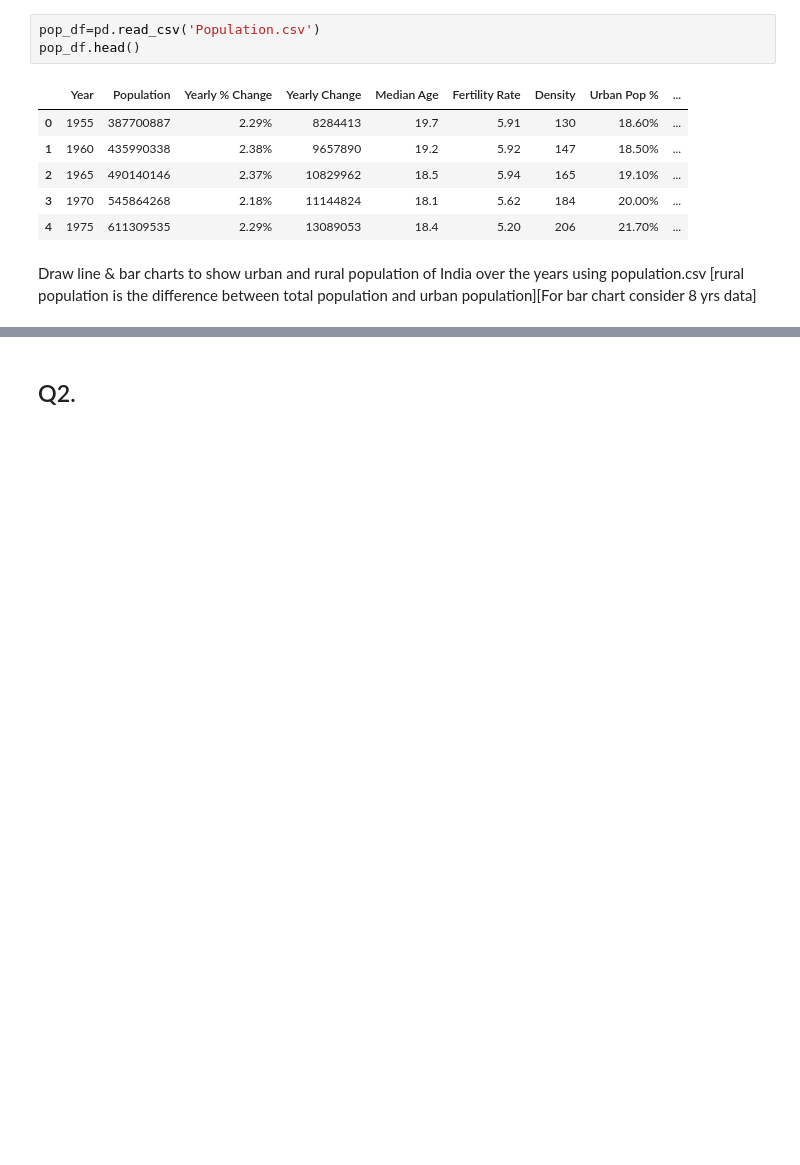
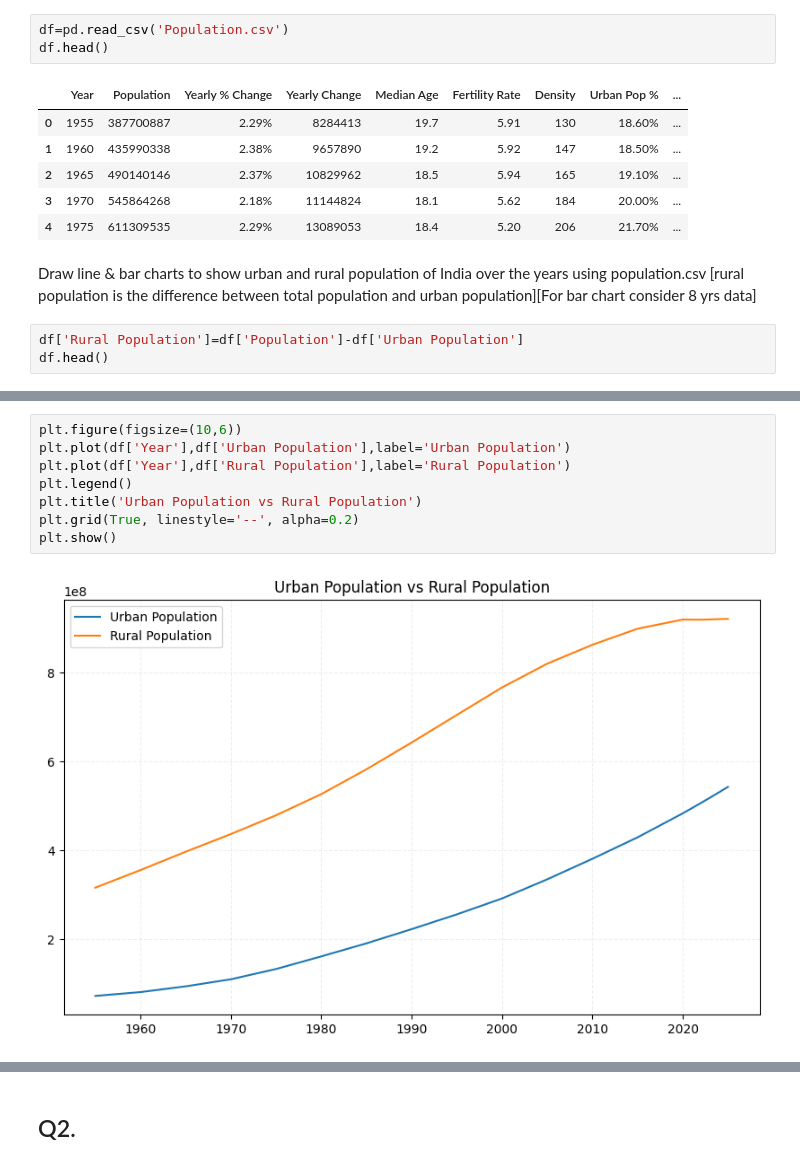
Before and after one commit to sumitnagpure/Python, a Jupyter notebook: Assignment/assignment8-matplotlib/main.ipynb, the cells around one changed output, grey strips where cells are left out. Cells and saved outputs as stored; diff of their text form; blank space fills up the shorter version.

```diff
--- a/Assignment/assignment8-matplotlib/main.ipynb
+++ b/Assignment/assignment8-matplotlib/main.ipynb
@@ -8,8 +8,8 @@ import pandas as pd
 # %% [markdown]
 ## Q1.
 # %%
-pop_df=pd.read_csv('Population.csv')
-pop_df.head()
+df=pd.read_csv('Population.csv')
+df.head()
 # %% [output]
 |  | Year | Population | Yearly % Change | Yearly Change | Median Age | Fertility Rate | Density | Urban Pop % | ... |
 | 0 | 1955 | 387700887 | 2.29% | 8284413 | 19.7 | 5.91 | 130 | 18.60% | ... |
@@ -19,3 +19,6 @@ pop_df.head()
 | 4 | 1975 | 611309535 | 2.29% | 13089053 | 18.4 | 5.20 | 206 | 21.70% | ... |
 # %% [markdown]
 Draw line & bar charts to show urban and rural population of India over the years using population.csv [rural population is the difference between total population and urban population][For bar chart consider 8 yrs data]
+# %%
+df['Rural Population']=df['Population']-df['Urban Population']
+df.head()
@@ -21,0 +32,10 @@ Draw line & bar charts to show urban and rural population of India over the year
+# %%
+plt.figure(figsize=(10,6))
+plt.plot(df['Year'],df['Urban Population'],label='Urban Population')
+plt.plot(df['Year'],df['Rural Population'],label='Rural Population')
+plt.legend()
+plt.title('Urban Population vs Rural Population')
+plt.grid(True, linestyle='--', alpha=0.2)
+plt.show()
+# %% [output]
+[figure, added]
```
Also changed, not shown: parts of 5 cells of this notebook, 14 other files.
